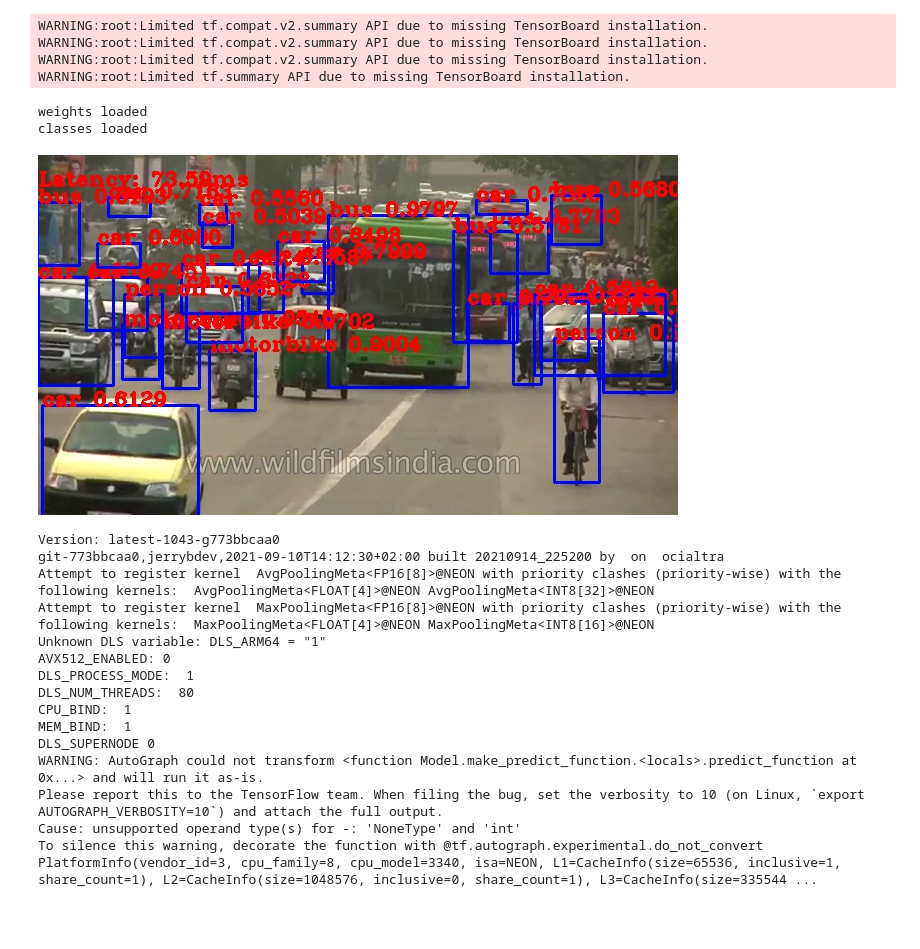
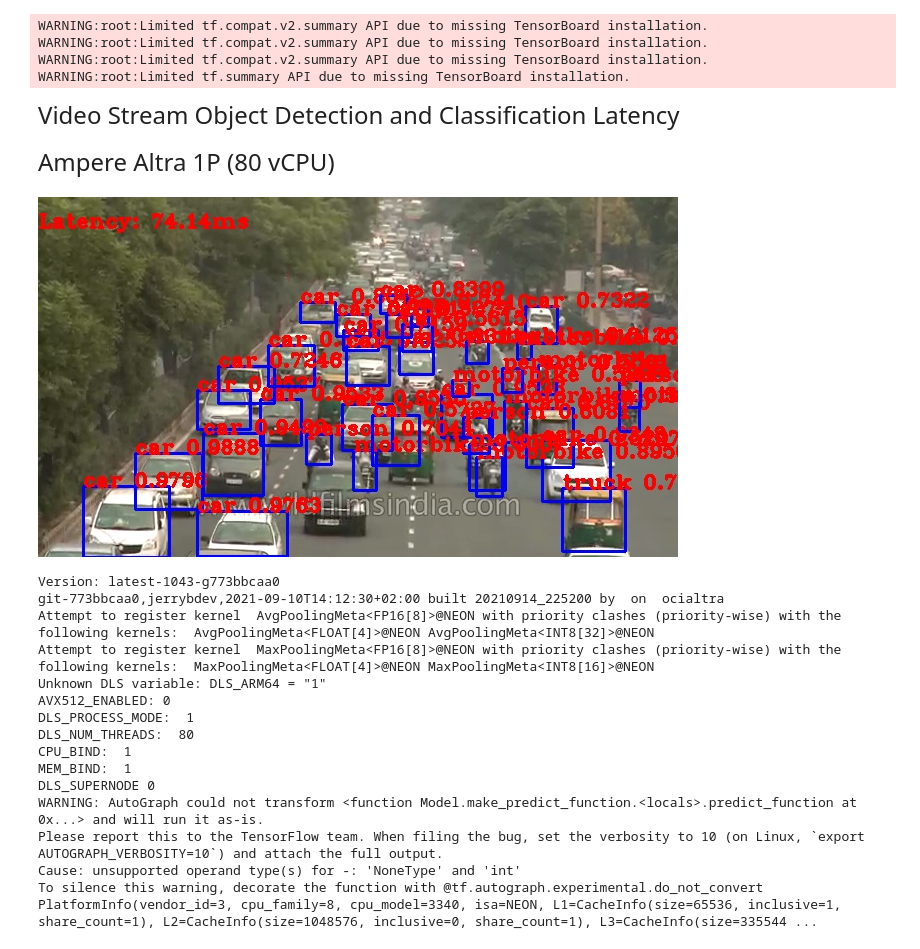
Before and after one commit to AmpereComputingAI/mldemos, a Jupyter notebook: yolov3_tf2/detect_video_altra.ipynb, the cells around one changed output. Drawn from its saved outputs; the diff is of its cells as text; code cells hidden in the pictures; blank space fills up the shorter version.

Commit message:
Enhance printout

```diff
--- a/yolov3_tf2/detect_video_altra.ipynb
+++ b/yolov3_tf2/detect_video_altra.ipynb
@@ -9,6 +9,7 @@ from absl.flags import FLAGS
 import cv2
 import tensorflow as tf
 
+
 tf.compat.v1.logging.set_verbosity(tf.compat.v1.logging.ERROR)
 
 from yolov3_tf2.models import (
@@ -16,7 +17,10 @@ from yolov3_tf2.models import (
 )
 from yolov3_tf2.dataset import transform_images
 from yolov3_tf2.utils import draw_outputs
-from IPython.display import clear_output, Image, display, HTML
+from IPython.display import clear_output, Image, display, HTML, Markdown
+
+def printmd(string):
+    display(Markdown(string))
 
 flags.DEFINE_string('classes', './data/coco.names', 'path to classes file')
 flags.DEFINE_string('weights', './checkpoints/yolov3.tf',
@@ -37,14 +41,13 @@ def main(argvs):
     #yolo = YoloV3Tiny(classes=FLAGS.num_classes)
     yolo = YoloV3(classes=FLAGS.num_classes)
     yolo.load_weights(FLAGS.weights)
-    print('weights loaded')
-
     class_names = [c.strip() for c in open(FLAGS.classes).readlines()]
-    print('classes loaded')
-
     times = []
 
     vid = cv2.VideoCapture('input_video.mp4')
+
+    printmd("<span style='font-size:18.0pt'> Video Stream Object Detection and Classification Latency </span>")
+    printmd("<span style='font-size:18.0pt'> Ampere Altra 1P (80 vCPU) </span>")
 
     display_handle = display(None, display_id=True)
     frames = 0
@@ -61,49 +64,49 @@ def main(argvs):
             img_in = transform_images(img_in, 416)
 
             t1 = time.time()
             boxes, scores, classes, nums = yolo.predict(img_in)
             t2 = time.time()
             times.append(t2-t1)
             times = times[-20:]
 
             img = draw_outputs(img, (boxes, scores, classes, nums), class_names)
             latency = sum(times)/len(times) * 1000
             img = cv2.putText(img, "Latency: {:.2f}ms".format(latency), (0, 30),
                    cv2.FONT_HERSHEY_COMPLEX_SMALL, 1, (0, 0, 255), 2)
             scale = 1.0
             width = int(img.shape[1] * scale)
             height = int(img.shape[0] * scale)
             img = cv2.resize(img, (width, height))
             _, img = cv2.imencode('.jpeg', img)
             display_handle.update(Image(data=img.tobytes()))
     except KeyboardInterrupt:
         pass
     finally:
         vid.release()
         display_handle.update(None)
 
 app.run(main)
 # %% [output]
 WARNING:root:Limited tf.compat.v2.summary API due to missing TensorBoard installation.
 WARNING:root:Limited tf.compat.v2.summary API due to missing TensorBoard installation.
 WARNING:root:Limited tf.compat.v2.summary API due to missing TensorBoard installation.
 WARNING:root:Limited tf.summary API due to missing TensorBoard installation.
+<span style='font-size:18.0pt'> Video Stream Object Detection and Classification Latency </span>
+<span style='font-size:18.0pt'> Ampere Altra 1P (80 vCPU) </span>
+[figure, new version]
-weights loaded
-classes loaded
+Version: latest-1043-g773bbcaa0
+git-773bbcaa0,jerrybdev,2021-09-10T14:12:30+02:00 built 20210914_225200 by  on  ocialtra
+Attempt to register kernel  AvgPoolingMeta<FP16[8]>@NEON with priority clashes (priority-wise) with the following kernels:  AvgPoolingMeta<FLOAT[4]>@NEON AvgPoolingMeta<INT8[32]>@NEON
+Attempt to register kernel  MaxPoolingMeta<FP16[8]>@NEON with priority clashes (priority-wise) with the following kernels:  MaxPoolingMeta<FLOAT[4]>@NEON MaxPoolingMeta<INT8[16]>@NEON
+Unknown DLS variable: DLS_ARM64 = "1"
+AVX512_ENABLED: 0
+DLS_PROCESS_MODE:  1
+DLS_NUM_THREADS:  80
+CPU_BIND:  1
+MEM_BIND:  1
+DLS_SUPERNODE 0
+WARNING: AutoGraph could not transform <function Model.make_predict_function.<locals>.predict_function at 0x...> and will run it as-is.
+Please report this to the TensorFlow team. When filing the bug, set the verbosity to 10 (on Linux, `export AUTOGRAPH_VERBOSITY=10`) and attach the full output.
+Cause: unsupported operand type(s) for -: 'NoneType' and 'int'
+To silence this warning, decorate the function with @tf.autograph.experimental.do_not_convert
+PlatformInfo(vendor_id=3, cpu_family=8, cpu_model=3340, isa=NEON, L1=CacheInfo(size=65536, inclusive=1, share_count=1), L2=CacheInfo(size=1048576, inclusive=0, share_count=1), L3=CacheInfo(size=335544 ...
-[figure, old version]
-Version: latest-1043-g773bbcaa0
-git-773bbcaa0,jerrybdev,2021-09-10T14:12:30+02:00 built 20210914_225200 by  on  ocialtra
-Attempt to register kernel  AvgPoolingMeta<FP16[8]>@NEON with priority clashes (priority-wise) with the following kernels:  AvgPoolingMeta<FLOAT[4]>@NEON AvgPoolingMeta<INT8[32]>@NEON
-Attempt to register kernel  MaxPoolingMeta<FP16[8]>@NEON with priority clashes (priority-wise) with the following kernels:  MaxPoolingMeta<FLOAT[4]>@NEON MaxPoolingMeta<INT8[16]>@NEON
-Unknown DLS variable: DLS_ARM64 = "1"
-AVX512_ENABLED: 0
-DLS_PROCESS_MODE:  1
-DLS_NUM_THREADS:  80
-CPU_BIND:  1
-MEM_BIND:  1
-DLS_SUPERNODE 0
-WARNING: AutoGraph could not transform <function Model.make_predict_function.<locals>.predict_function at 0x...> and will run it as-is.
-Please report this to the TensorFlow team. When filing the bug, set the verbosity to 10 (on Linux, `export AUTOGRAPH_VERBOSITY=10`) and attach the full output.
-Cause: unsupported operand type(s) for -: 'NoneType' and 'int'
-To silence this warning, decorate the function with @tf.autograph.experimental.do_not_convert
-PlatformInfo(vendor_id=3, cpu_family=8, cpu_model=3340, isa=NEON, L1=CacheInfo(size=65536, inclusive=1, share_count=1), L2=CacheInfo(size=1048576, inclusive=0, share_count=1), L3=CacheInfo(size=335544 ...
```
